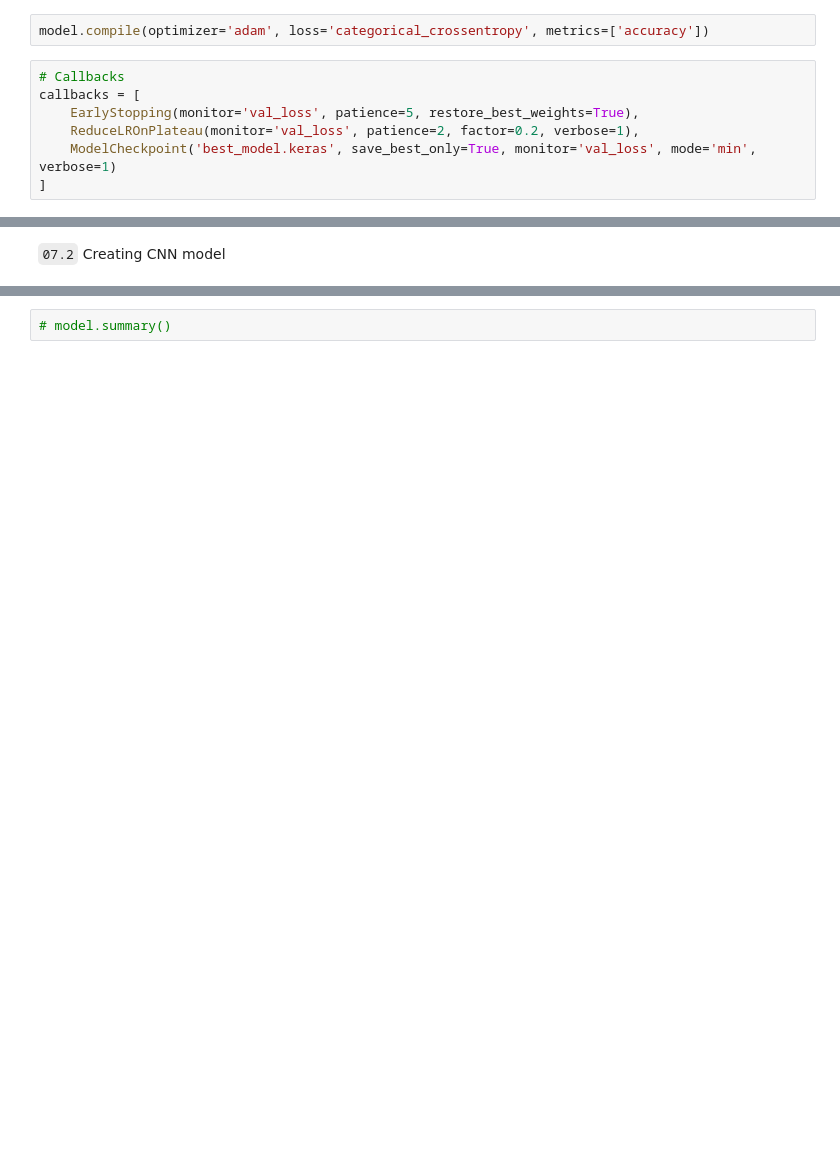
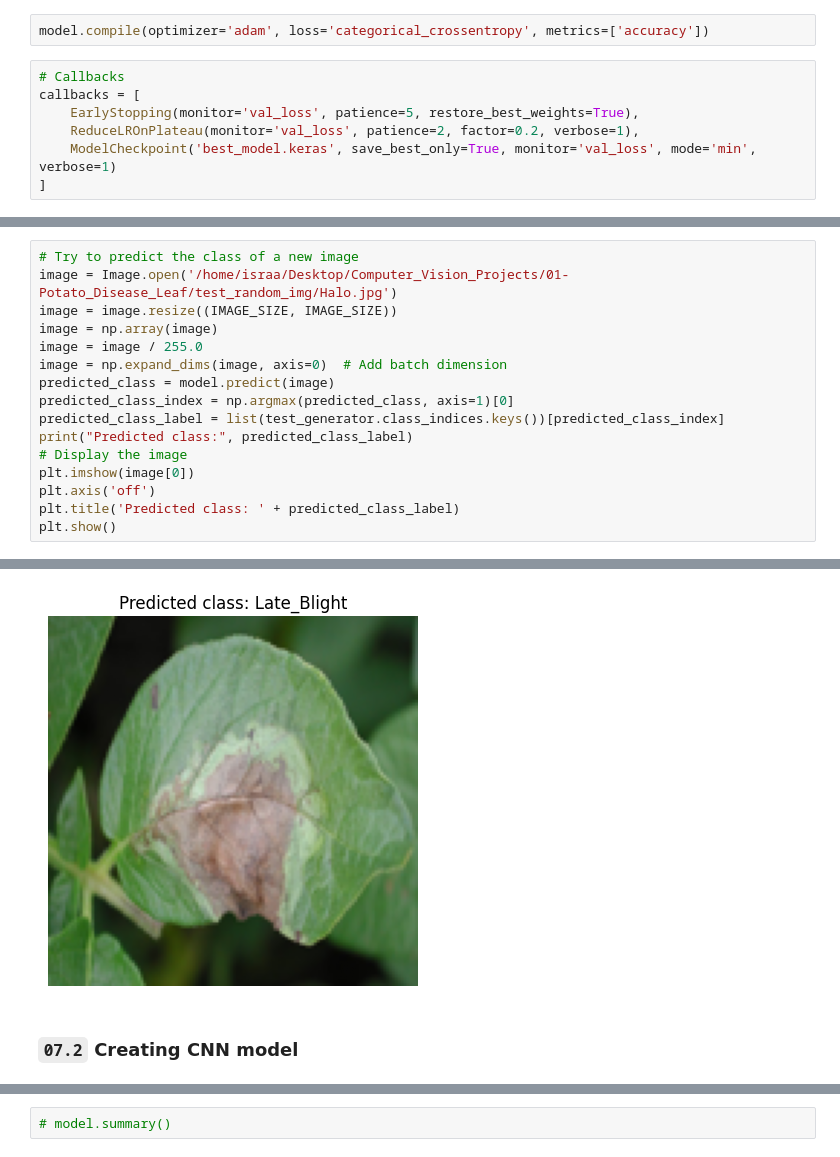
Before and after one commit to IsraaAbdelghany9/Computer_Vision_Projects, a Jupyter notebook: 01-Potato_Disease_Leaf/Project_nb.ipynb, the cells around one changed output, grey strips where cells are left out. Drawn from its saved outputs; the diff is of its cells as text; blank space fills up the shorter version.

```diff
--- a/01-Potato_Disease_Leaf/Project_nb.ipynb
+++ b/01-Potato_Disease_Leaf/Project_nb.ipynb
@@ -380,0 +476,17 @@ plt.show()
+# %%
+# Try to predict the class of a new image
+image = Image.open('/home/israa/Desktop/Computer_Vision_Projects/01-Potato_Disease_Leaf/test_random_img/Halo.jpg')
+image = image.resize((IMAGE_SIZE, IMAGE_SIZE))
+image = np.array(image)
+image = image / 255.0
+image = np.expand_dims(image, axis=0)  # Add batch dimension
+predicted_class = model.predict(image)
+predicted_class_index = np.argmax(predicted_class, axis=1)[0]
+predicted_class_label = list(test_generator.class_indices.keys())[predicted_class_index]
+print("Predicted class:", predicted_class_label)
+# Display the image
+plt.imshow(image[0])
+plt.axis('off')
+plt.title('Predicted class: ' + predicted_class_label)
+plt.show()
+# %% [output]
@@ -381,3 +495,4 @@ plt.show()
+[figure, added]
 # %% [markdown]
-`07.2` Creating CNN model
+### `07.2` Creating CNN model
 # %%
```
Also changed, not shown: parts of 30 cells of this notebook.
